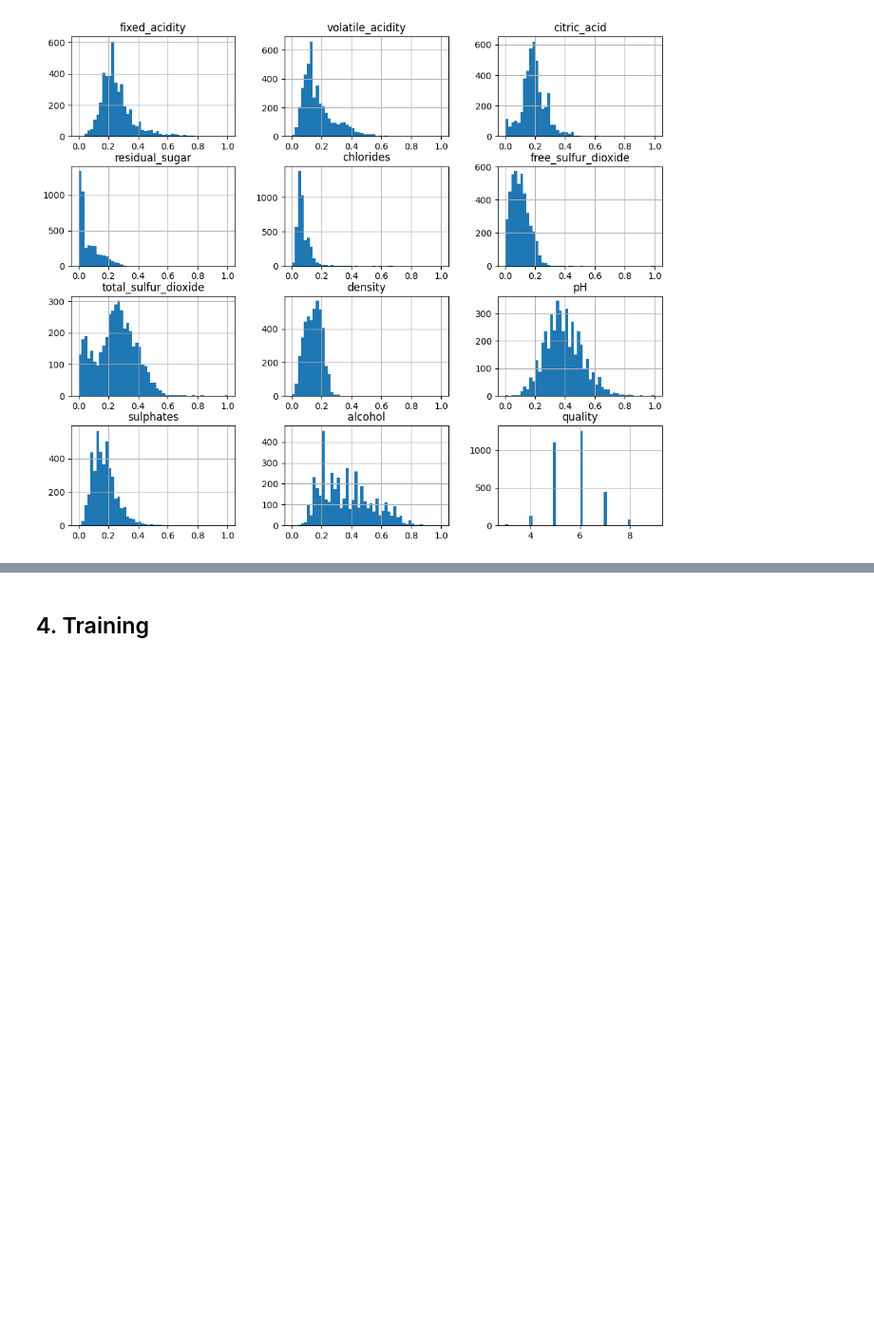
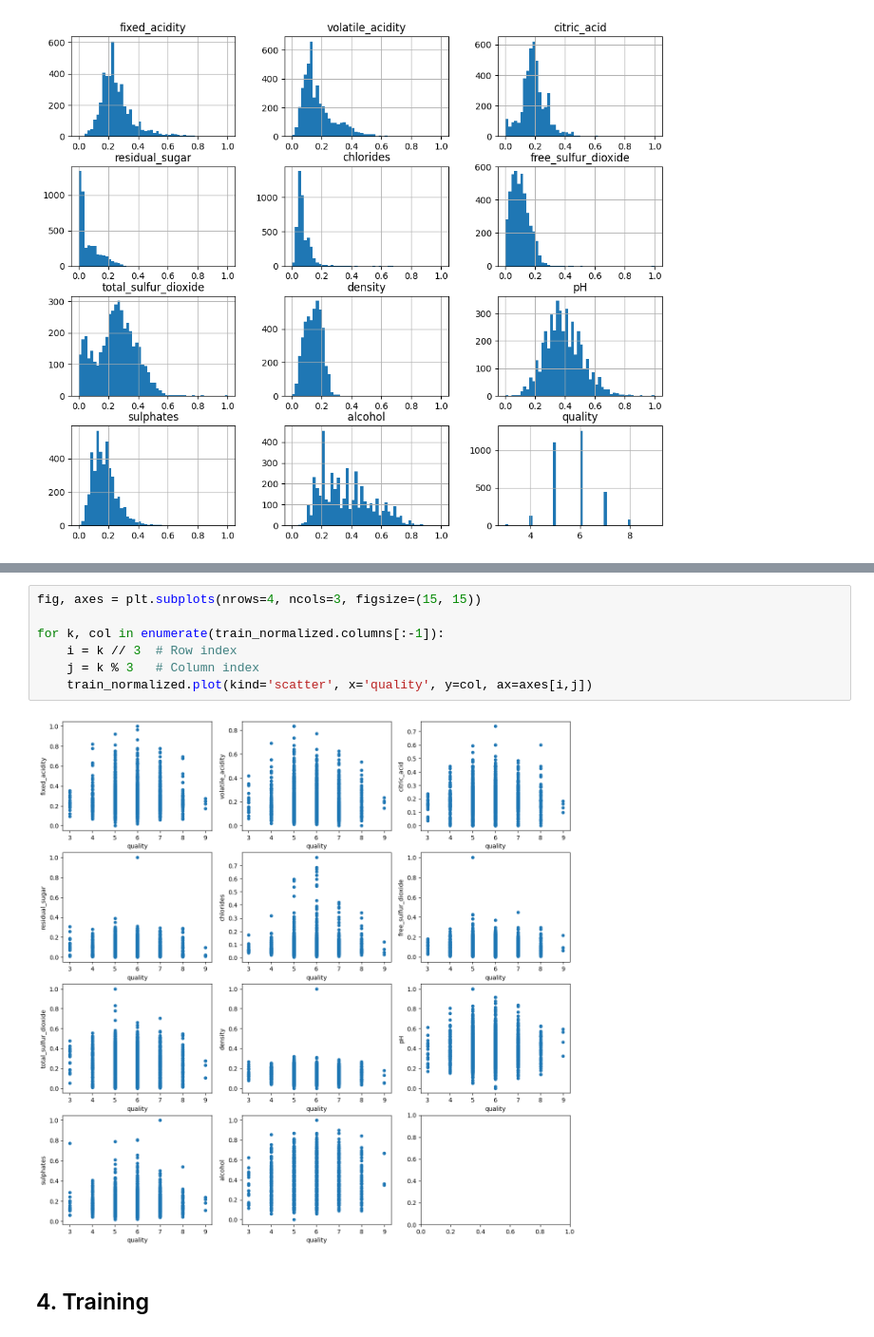
Before and after one commit to alapena/wine-tasters-AAF, a Jupyter notebook: The-Project/The-Project.ipynb, the cells around one changed output, grey strips where cells are left out. Shown at 95% size. Saved outputs shown, nothing was run; the diff lists cells and outputs as text; blank space fills up the shorter version.

```diff
--- a/The-Project/The-Project.ipynb
+++ b/The-Project/The-Project.ipynb
@@ -242,3 +249,12 @@ plt.show()
+# %%
+fig, axes = plt.subplots(nrows=4, ncols=3, figsize=(15, 15))
+
+for k, col in enumerate(train_normalized.columns[:-1]):
+    i = k // 3  # Row index
+    j = k % 3   # Column index
+    train_normalized.plot(kind='scatter', x='quality', y=col, ax=axes[i,j])
+# %% [output]
+[figure, added]
 # %% [markdown]
 ## 4. Training
 # %% [markdown]
```
Also changed, not shown: parts of 4 cells of this notebook.
